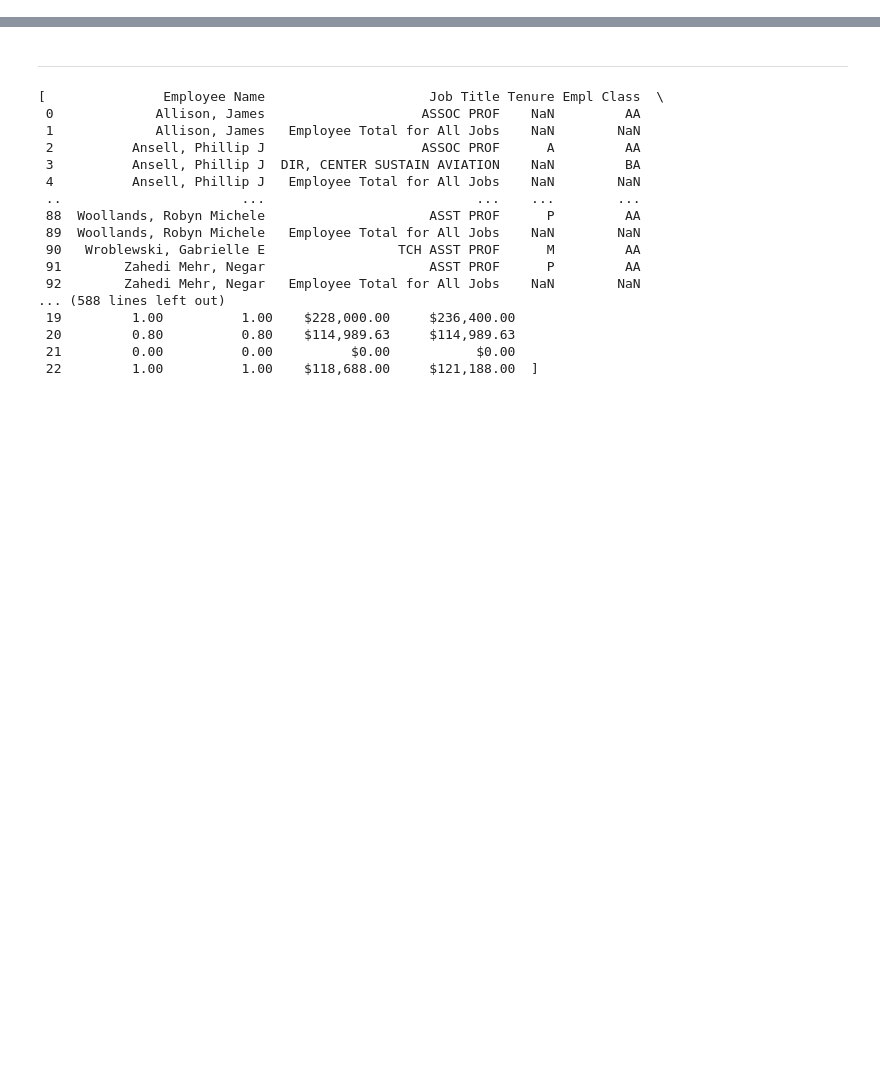
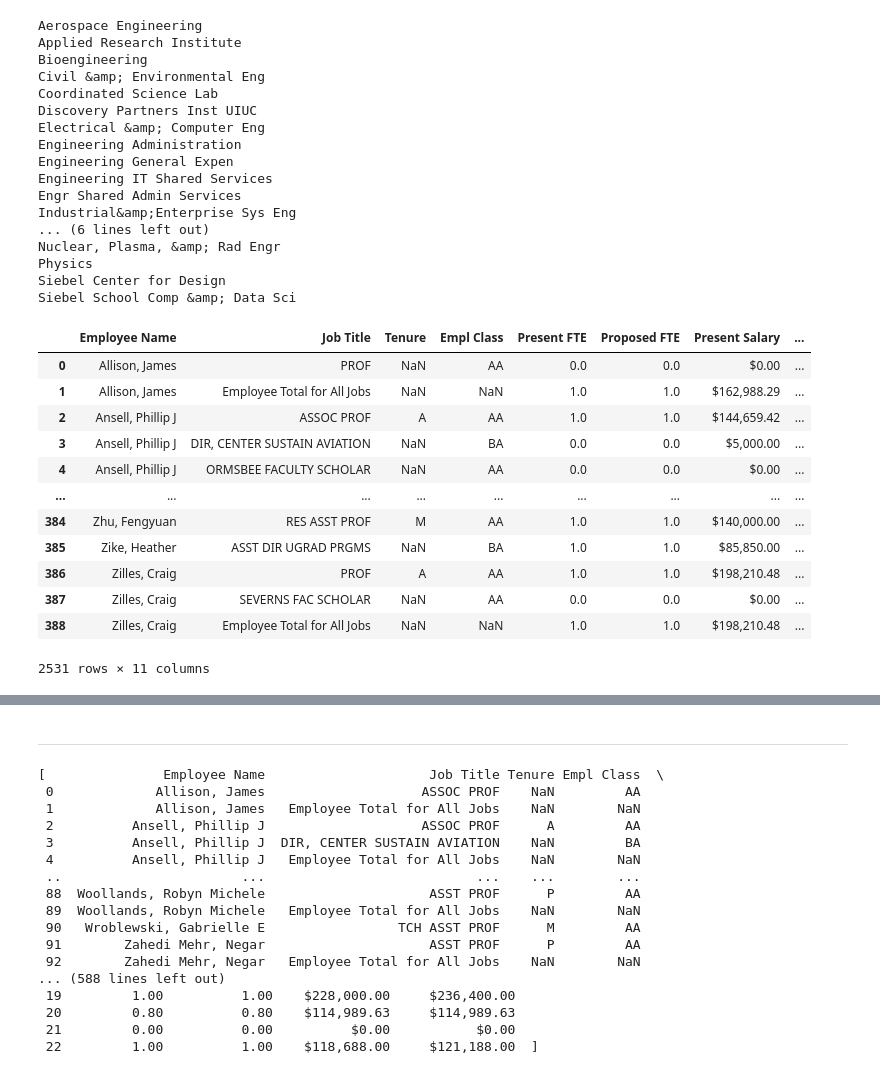
Before and after one commit to wadefagen/datasets, a Jupyter notebook: graybook/src/scrapeActive.ipynb, the cells around one changed output, grey strips where cells are left out. Drawn from its saved outputs; the diff is of its cells as text; code cells hidden in the pictures; blank space fills up the shorter version.

```diff
--- a/graybook/src/scrapeActive.ipynb
+++ b/graybook/src/scrapeActive.ipynb
@@ -9,7 +2,0 @@ ValueError: No tables found
-# %%
-urlList = []
-for collegeArray in graybook[0].values:
-  for college in collegeArray:
-    if type(college) == type("string"):
-      collegeCode, collegeName = college.split(" - ")
-      urlList.append(f"https://www.trustees.uillinois.edu/trustees/resources/21-22-Graybook/{collegeCode}.html")
@@ -16,2 +60,61 @@ for collegeArray in graybook[0].values:
+# %%
+import io
+
+def processPage(rawHTML, collegeCode, collegeName):
+  dfs = []
+  h3s = rawHTML.split("<h3")
+  for index in range(1, len(h3s)):
+    h3_split = h3s[index]
+
+    h3_full = "<h3" + h3_split
+    h3_split = h3_split[ h3_split.find(">") + 1 : h3_split.find("</h3>") ]
+    departmentName = h3_split.split("-")[1].strip()
+    print(departmentName)
+
+    df = pd.read_html(io.StringIO(h3_full))[0]
+    df["Department Name"] = departmentName
+    df["College Code"] = collegeCode
+    df["College Name"] = collegeName
+    dfs.append(df)
+
+  if len(dfs) > 0:
+    return pd.concat(dfs)
+  else:
+    return None
 # %%
-urlList = ["https://www.trustees.uillinois.edu/trustees/resources/23-24-Graybook/KP.html"]
+# Test script
+rawHTML = requests.get(f"https://www.trustees.uillinois.edu/trustees/resources/26-27-Graybook/KP.html").text
+rawHTML
+
+processPage(rawHTML, "KP", "Grainger")
+# %% [output]
+Aerospace Engineering
+Applied Research Institute
+Bioengineering
+Civil &amp; Environmental Eng
+Coordinated Science Lab
+Discovery Partners Inst UIUC
+Electrical &amp; Computer Eng
+Engineering Administration
+Engineering General Expen
+Engineering IT Shared Services
+Engr Shared Admin Services
+Industrial&amp;Enterprise Sys Eng
+... (6 lines left out)
+Nuclear, Plasma, &amp; Rad Engr
+Physics
+Siebel Center for Design
+Siebel School Comp &amp; Data Sci
+|  | Employee Name | Job Title | Tenure | Empl Class | Present FTE | Proposed FTE | Present Salary | ... |
+| 0 | Allison, James | PROF | NaN | AA | 0.0 | 0.0 | $0.00 | ... |
+| 1 | Allison, James | Employee Total for All Jobs | NaN | NaN | 1.0 | 1.0 | $162,988.29 | ... |
+| 2 | Ansell, Phillip J | ASSOC PROF | A | AA | 1.0 | 1.0 | $144,659.42 | ... |
+| 3 | Ansell, Phillip J | DIR, CENTER SUSTAIN AVIATION | NaN | BA | 0.0 | 0.0 | $5,000.00 | ... |
+| 4 | Ansell, Phillip J | ORMSBEE FACULTY SCHOLAR | NaN | AA | 0.0 | 0.0 | $0.00 | ... |
+| ... | ... | ... | ... | ... | ... | ... | ... | ... |
+| 384 | Zhu, Fengyuan | RES ASST PROF | M | AA | 1.0 | 1.0 | $140,000.00 | ... |
+| 385 | Zike, Heather | ASST DIR UGRAD PRGMS | NaN | BA | 1.0 | 1.0 | $85,850.00 | ... |
+| 386 | Zilles, Craig | PROF | A | AA | 1.0 | 1.0 | $198,210.48 | ... |
+| 387 | Zilles, Craig | SEVERNS FAC SCHOLAR | NaN | AA | 0.0 | 0.0 | $0.00 | ... |
+| 388 | Zilles, Craig | Employee Total for All Jobs | NaN | NaN | 1.0 | 1.0 | $198,210.48 | ... |
+2531 rows × 11 columns
```
Also changed, not shown: parts of 13 cells of this notebook, 3 other files.
